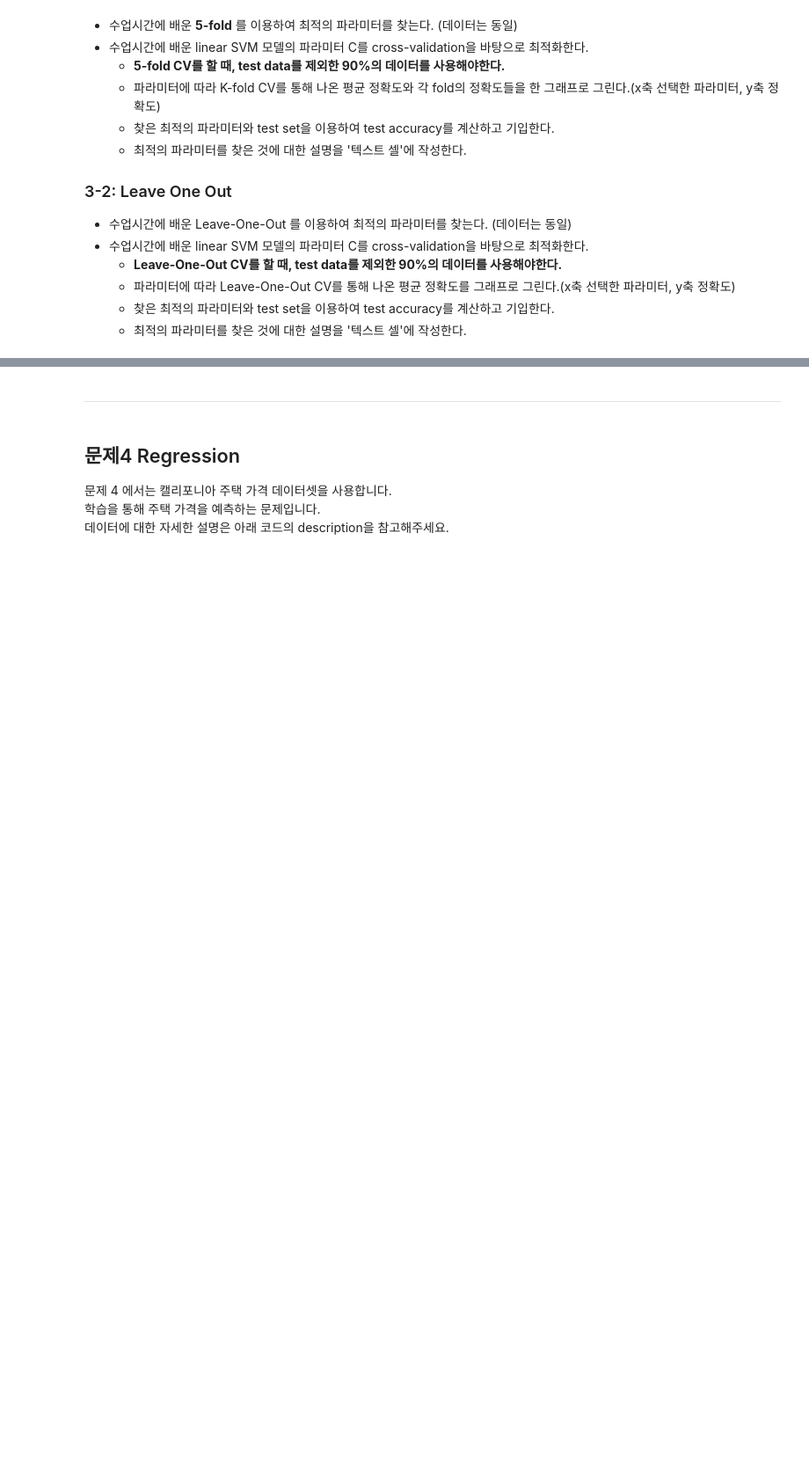
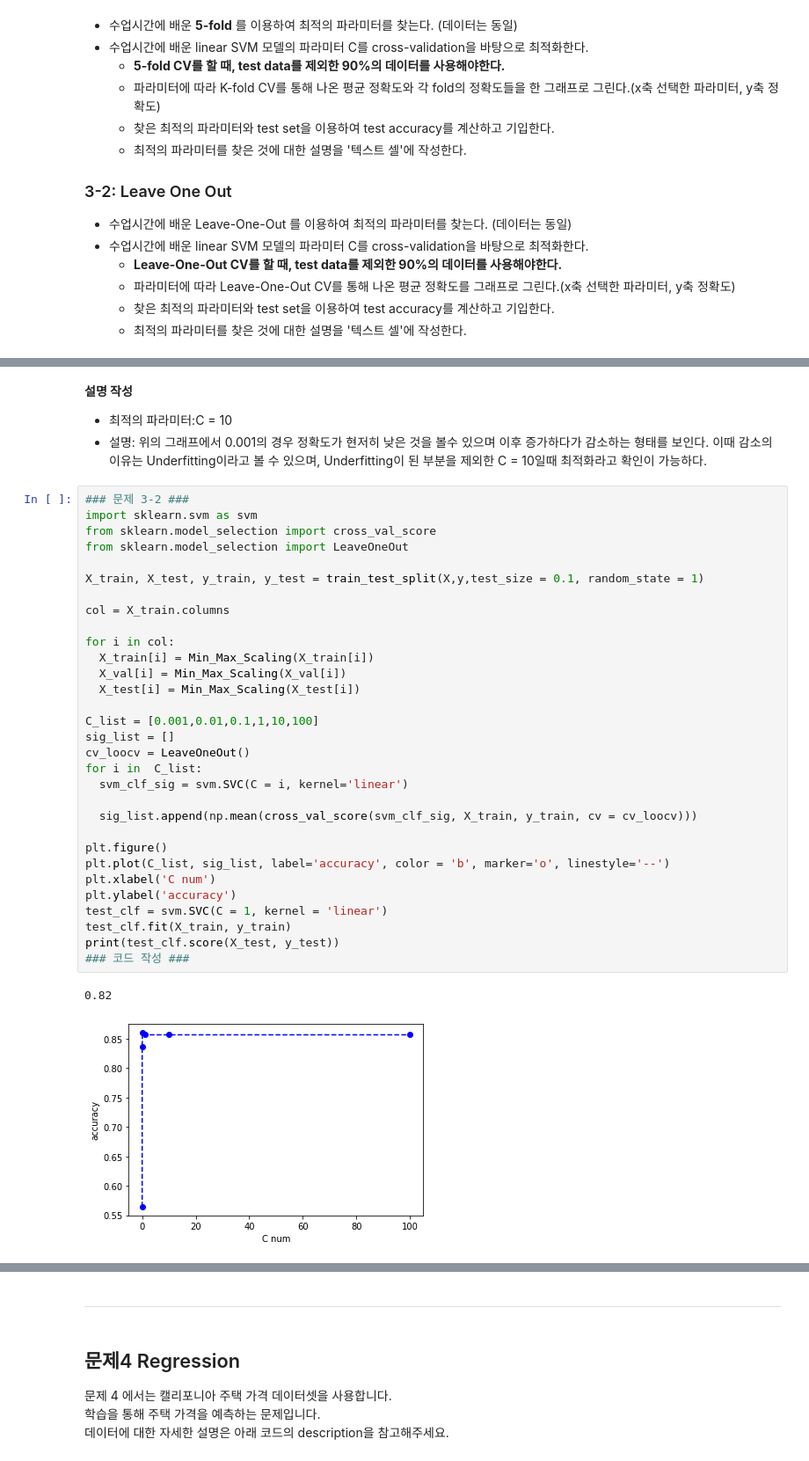
Before and after one commit to Taehun88/2022F-Ajou-ML, a Jupyter notebook: HW3.ipynb, the cells around one changed output, grey strips where cells are left out. Shown at 88% size. Drawn from its saved outputs; the diff is of its cells as text; blank space fills up the shorter version.

```diff
--- a/HW3.ipynb
+++ b/HW3.ipynb
@@ -121,0 +254,38 @@ from sklearn.ensemble import RandomForestClassifier
+# %% [markdown]
+**설명 작성**
+- 최적의 파라미터:C = 10
+- 설명: 위의 그래프에서 0.001의 경우 정확도가 현저히 낮은 것을 볼수 있으며 이후 증가하다가 감소하는 형태를 보인다. 이때 감소의 이유는 Underfitting이라고 볼 수 있으며, Underfitting이 된 부분을 제외한 C = 10일때 최적화라고 확인이 가능하다.
+# %%
+### 문제 3-2 ###
+import sklearn.svm as svm
+from sklearn.model_selection import cross_val_score
+from sklearn.model_selection import LeaveOneOut
+
+X_train, X_test, y_train, y_test = train_test_split(X,y,test_size = 0.1, random_state = 1)
+
+col = X_train.columns
+
+for i in col:
+  X_train[i] = Min_Max_Scaling(X_train[i])
+  X_val[i] = Min_Max_Scaling(X_val[i])
+  X_test[i] = Min_Max_Scaling(X_test[i])
+
+C_list = [0.001,0.01,0.1,1,10,100]
+sig_list = []
+cv_loocv = LeaveOneOut()
+for i in  C_list:
+  svm_clf_sig = svm.SVC(C = i, kernel='linear')
+
+  sig_list.append(np.mean(cross_val_score(svm_clf_sig, X_train, y_train, cv = cv_loocv)))
+
+plt.figure()
+plt.plot(C_list, sig_list, label='accuracy', color = 'b', marker='o', linestyle='--')
+plt.xlabel('C num')
+plt.ylabel('accuracy')
+test_clf = svm.SVC(C = 1, kernel = 'linear')
+test_clf.fit(X_train, y_train)
+print(test_clf.score(X_test, y_test))
+### 코드 작성 ###
+# %% [output]
+0.82
+[figure, added]
```
Also changed, not shown: parts of 21 cells of this notebook.
